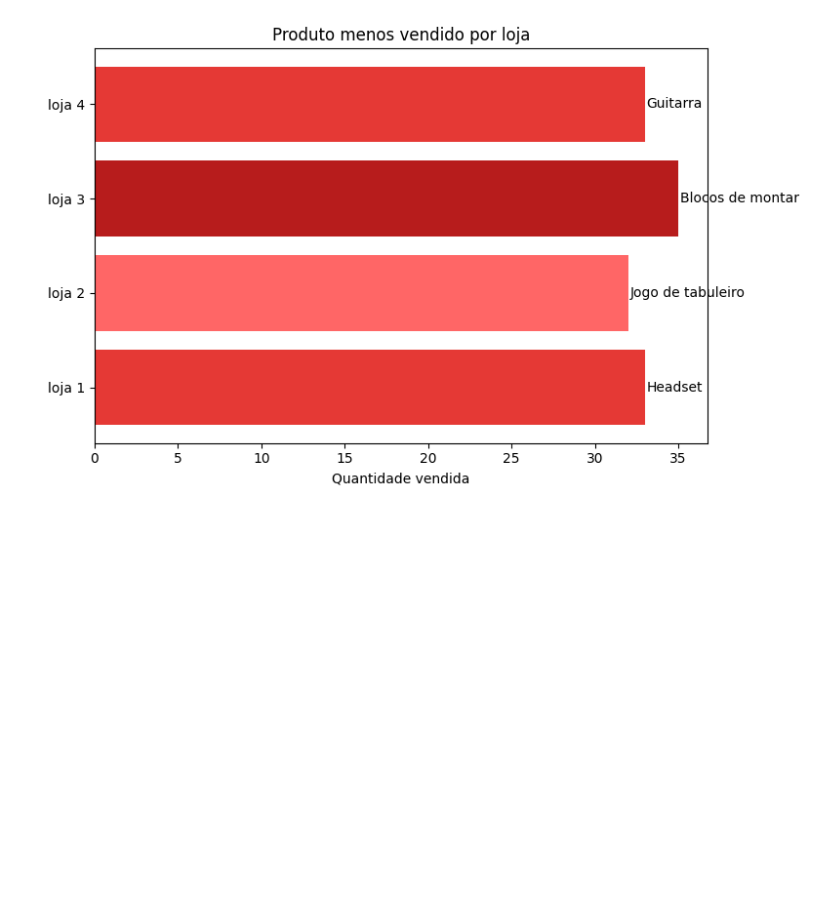
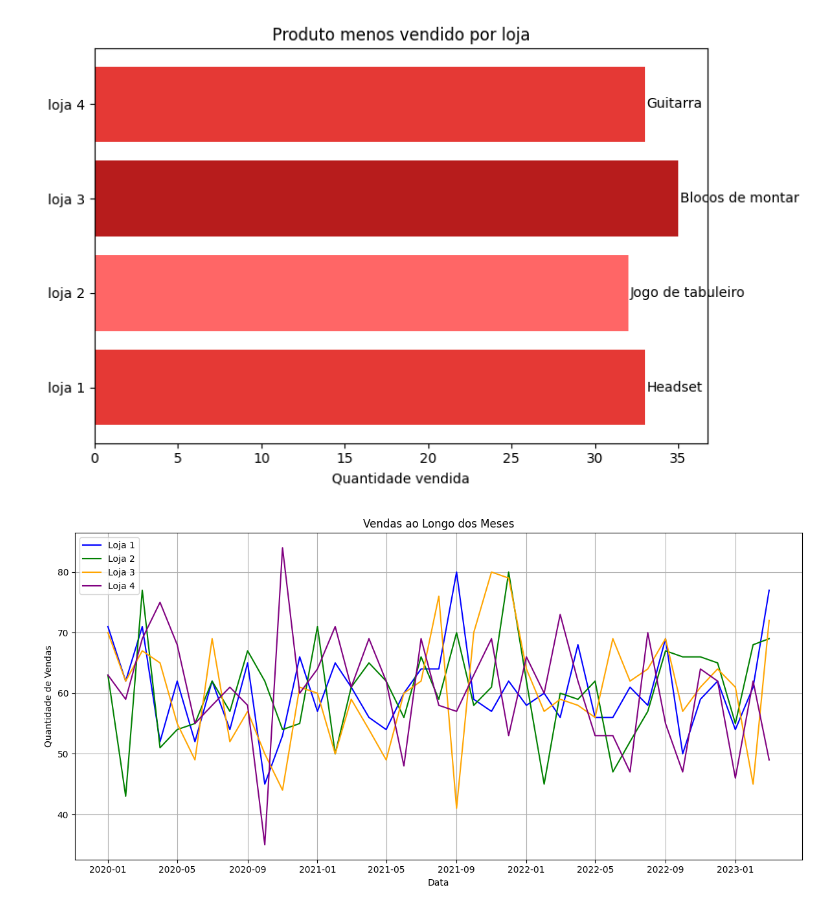
Before and after one commit to GabrielMS-cmd/Desafio_AluraStore, a Jupyter notebook: Desafio_LojasAlura_byGabriel.ipynb, the cells around one changed output. Saved outputs shown, nothing was run; the diff lists cells and outputs as text; code cells hidden in the pictures; blank space fills up the shorter version.

Commit message:
criando o grafico de vendas/mes

```diff
--- a/Desafio_LojasAlura_byGabriel.ipynb
+++ b/Desafio_LojasAlura_byGabriel.ipynb
@@ -287,3 +287,40 @@ plt.show()
 # %% [output]
 [figure]
 [figure]
+# %%
+import pandas as pd
+import matplotlib.pyplot as plt
+
+# convertendo a coluna de data em datetime (para cada loja)
+loja['Data da Compra'] = pd.to_datetime(loja['Data da Compra'], format='%d/%m/%Y')
+loja2['Data da Compra'] = pd.to_datetime(loja2['Data da Compra'], format='%d/%m/%Y')
+loja3['Data da Compra'] = pd.to_datetime(loja3['Data da Compra'], format='%d/%m/%Y')
+loja4['Data da Compra'] = pd.to_datetime(loja4['Data da Compra'], format='%d/%m/%Y')
+
+# agrupando por mes
+vendas_loja1 = loja.groupby(loja['Data da Compra'].dt.to_period('M')).size()
+vendas_loja2 = loja2.groupby(loja2['Data da Compra'].dt.to_period('M')).size()
+vendas_loja3 = loja3.groupby(loja3['Data da Compra'].dt.to_period('M')).size()
+vendas_loja4 = loja4.groupby(loja4['Data da Compra'].dt.to_period('M')).size()
+
+
+vendas_loja1.index = vendas_loja1.index.to_timestamp()
+vendas_loja2.index = vendas_loja2.index.to_timestamp()
+vendas_loja3.index = vendas_loja3.index.to_timestamp()
+vendas_loja4.index = vendas_loja4.index.to_timestamp()
+
+plt.figure(figsize=(12, 6))
+plt.plot(vendas_loja1, label='Loja 1', color='blue')
+plt.plot(vendas_loja2, label='Loja 2', color='green')
+plt.plot(vendas_loja3, label='Loja 3', color='orange')
+plt.plot(vendas_loja4, label='Loja 4', color='purple')
+
+plt.title('Vendas ao Longo dos Meses')
+plt.xlabel('Data')
+plt.ylabel('Quantidade de Vendas')
+plt.legend()
+plt.grid(True)
+plt.tight_layout()
+plt.show()
+# %% [output]
+[figure, added]
```
Also changed, not shown: parts of 1 cell of this notebook.
